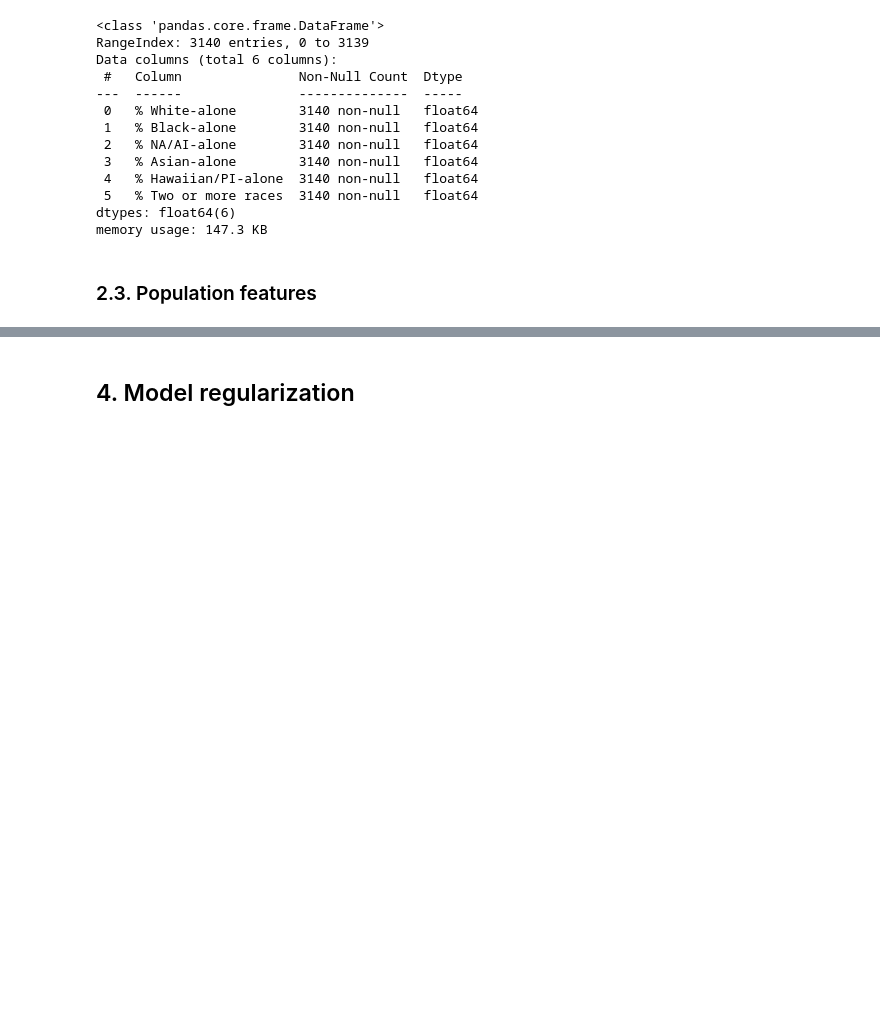
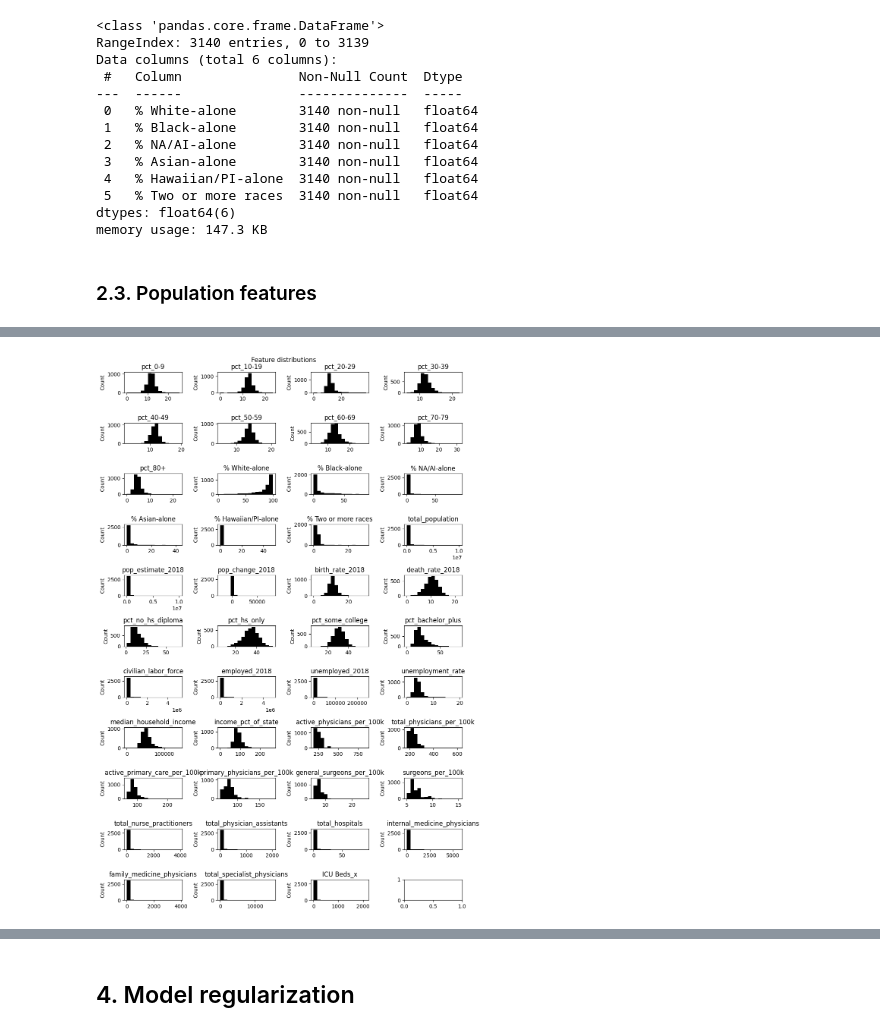
Before and after one commit to 4GeeksAcademy/gperdrizet-regularized-linear-regression, a Jupyter notebook: notebooks/solution.ipynb, the cells around one changed output, grey strips where cells are left out. Drawn from its saved outputs; the diff is of its cells as text; code cells hidden in the pictures; blank space fills up the shorter version.

Commit message:
Re-worked initial feature selection, added residual plots

```diff
--- a/notebooks/solution.ipynb
+++ b/notebooks/solution.ipynb
@@ -281,0 +179,4 @@ fig.show()
+# %%
+employment_features = data_df.columns[56:62]
+employment_df = data_df[employment_features].copy()
+employment_df.info()
@@ -281,0 +199,4 @@ fig.show()
+# %%
+healthcare_features = data_df.columns[62:75]
+healthcare_df = data_df[healthcare_features].copy()
+healthcare_df.info()
@@ -281,0 +226,4 @@ fig.show()
+# %%
+other_features = data_df.columns[78:82]
+other_df = data_df[other_features].copy()
+other_df.info()
@@ -281,0 +369,6 @@ fig.show()
+# %%
+ratio_features = data_df.select_dtypes(include=[np.number]).columns.tolist()
+ratio_features.remove('STATE_FIPS')
+ratio_features.remove('CNTY_FIPS')
+ratio_features.remove('morbidity')
+data_df[ratio_features].describe()
@@ -281,0 +386,15 @@ fig.show()
+# %%
+fig, axs = plt.subplots(11,4, figsize=(10,15))
+axs = axs.flatten()
+
+fig.suptitle('Feature distributions')
+
+for i, feature in enumerate(ratio_features):
+    axs[i].set_title(feature)
+    axs[i].hist(data_df[feature], color='black', bins=15)
+    axs[i].set_ylabel('Count')
+
+plt.tight_layout()
+plt.show()
+# %% [output]
+[figure, added]
```
Also changed, not shown: parts of 53 cells of this notebook.
